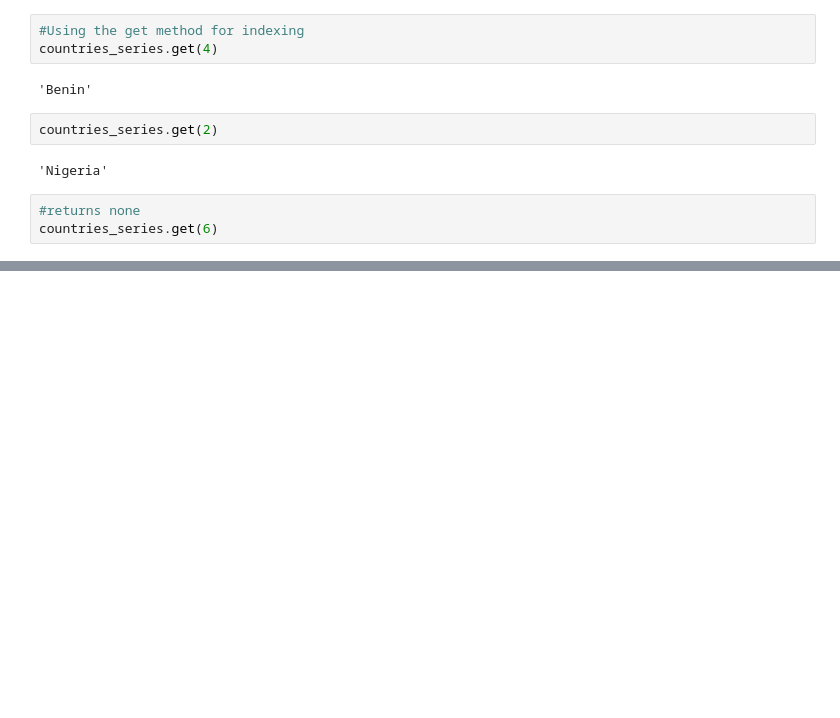
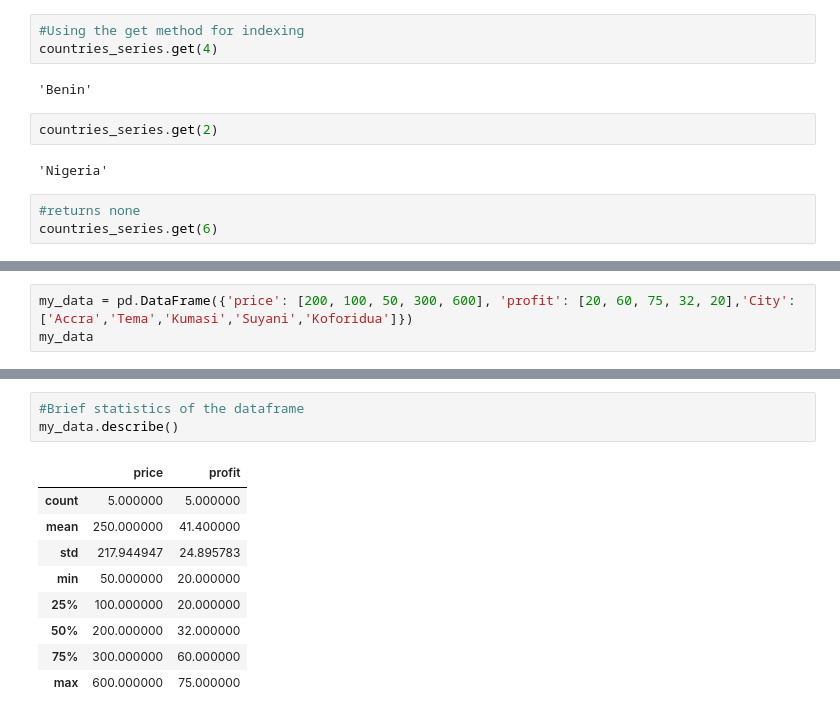
Before and after one commit to Selasi3/Data_Science_With_Python, a Jupyter notebook: Python Programming/pandas_course.ipynb, the cells around one changed output, grey strips where cells are left out. Cells and saved outputs as stored; diff of their text form; blank space fills up the shorter version.

```diff
--- a/Python Programming/pandas_course.ipynb
+++ b/Python Programming/pandas_course.ipynb
@@ -213,0 +480,3 @@ countries_series.get(6)
+# %%
+my_data = pd.DataFrame({'price': [200, 100, 50, 300, 600], 'profit': [20, 60, 75, 32, 20],'City':['Accra','Tema','Kumasi','Suyani','Koforidua']})
+my_data
@@ -213,0 +526,13 @@ countries_series.get(6)
+# %%
+#Brief statistics of the dataframe
+my_data.describe()
+# %% [output]
+|  | price | profit |
+| count | 5.000000 | 5.000000 |
+| mean | 250.000000 | 41.400000 |
+| std | 217.944947 | 24.895783 |
+| min | 50.000000 | 20.000000 |
+| 25% | 100.000000 | 20.000000 |
+| 50% | 200.000000 | 32.000000 |
+| 75% | 300.000000 | 60.000000 |
+| max | 600.000000 | 75.000000 |
```
Also changed, not shown: parts of 52 cells of this notebook.
